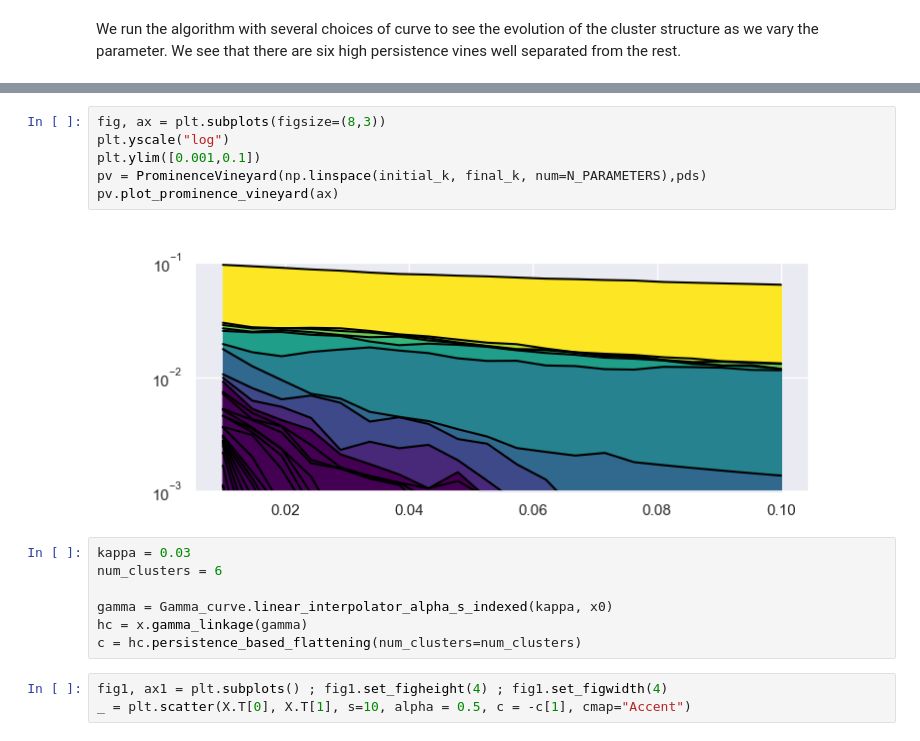
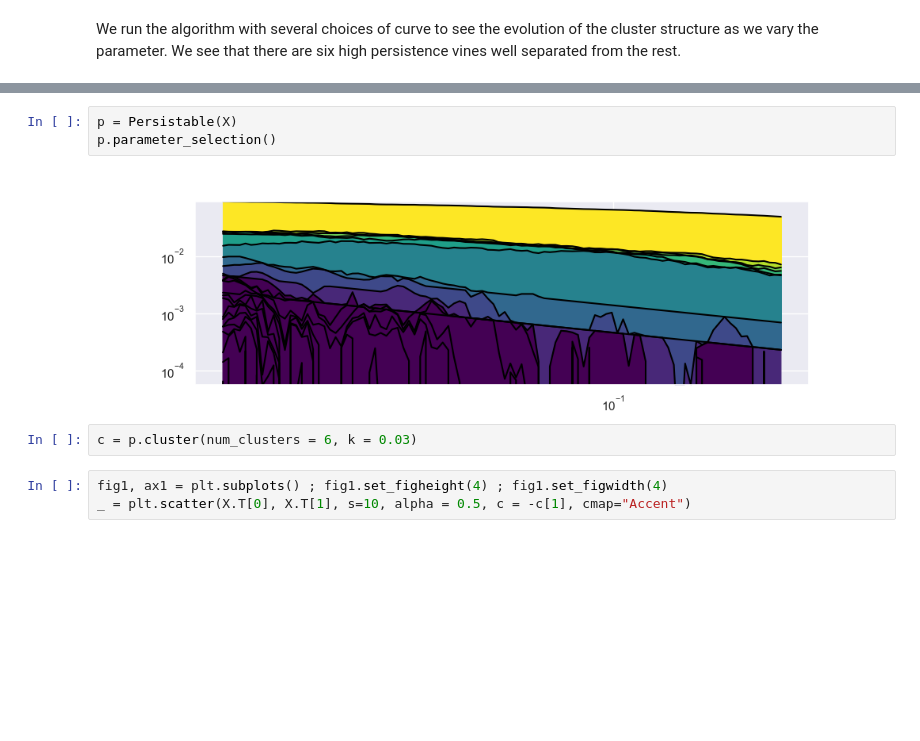
Before and after one commit to LuisScoccola/persistable, a Jupyter notebook: example-6-clusters.ipynb, the cells around one changed output, grey strips where cells are left out. Cells and saved outputs as stored; diff of their text form; blank space fills up the shorter version.

```diff
--- a/example-6-clusters.ipynb
+++ b/example-6-clusters.ipynb
@@ -35,18 +25,10 @@ pds = x.gamma_prominence_vineyard(gammas)
-# %%
-fig, ax = plt.subplots(figsize=(8,3))
-plt.yscale("log")
-plt.ylim([0.001,0.1])
-pv = ProminenceVineyard(np.linspace(initial_k, final_k, num=N_PARAMETERS),pds)
-pv.plot_prominence_vineyard(ax)
-# %% [output]
-[figure, removed]
-# %%
-kappa = 0.03
-num_clusters = 6
-
-gamma = Gamma_curve.linear_interpolator_alpha_s_indexed(kappa, x0)
-hc = x.gamma_linkage(gamma)
-c = hc.persistence_based_flattening(num_clusters=num_clusters)
+# %%
+p = Persistable(X)
+p.parameter_selection()
+# %% [output]
+[figure, added]
+# %%
+c = p.cluster(num_clusters = 6, k = 0.03)
 # %%
 fig1, ax1 = plt.subplots() ; fig1.set_figheight(4) ; fig1.set_figwidth(4)
 _ = plt.scatter(X.T[0], X.T[1], s=10, alpha = 0.5, c = -c[1], cmap="Accent")
```
Also changed, not shown: parts of 1 cell of this notebook, 4 other files.
